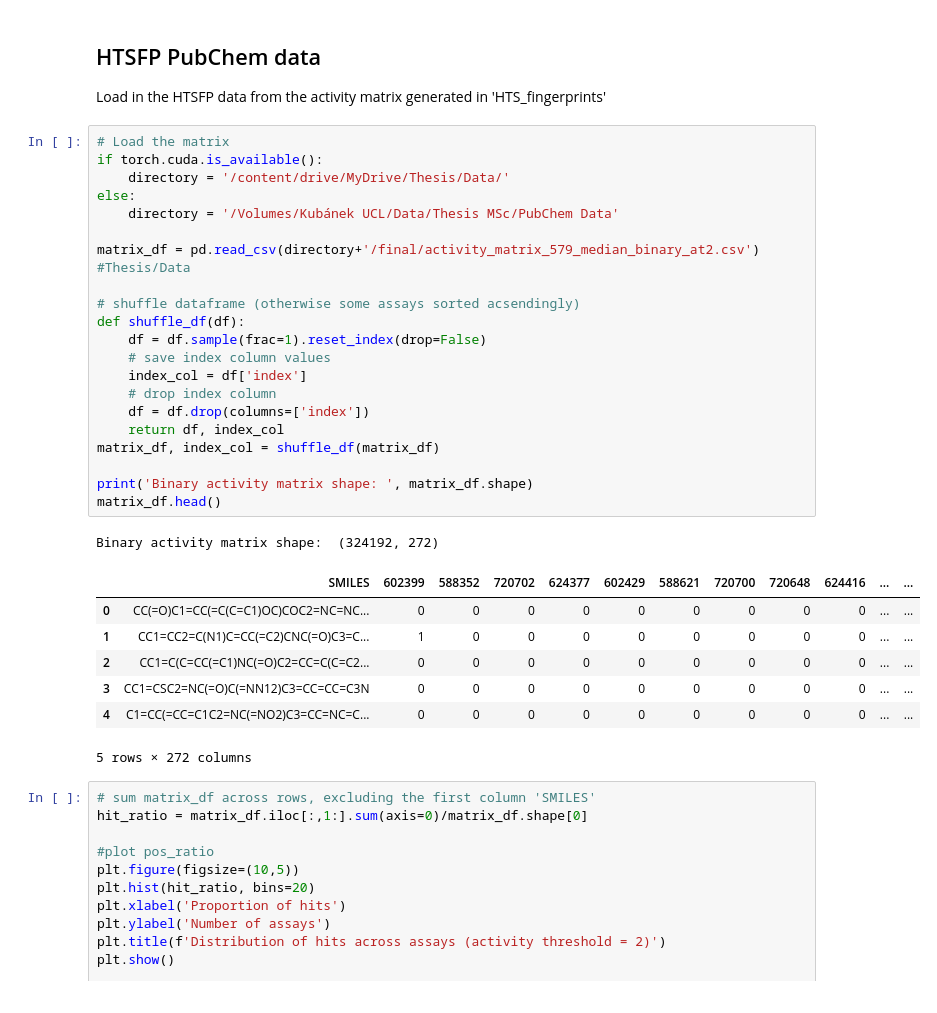
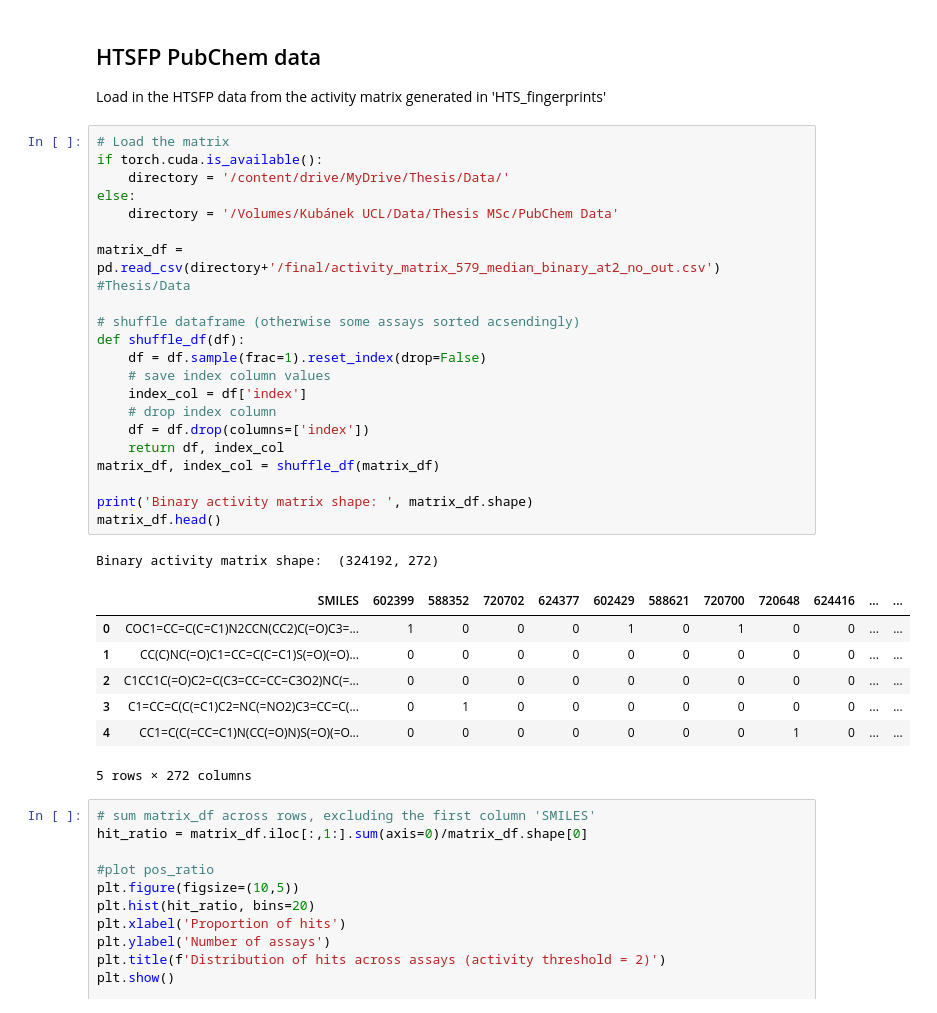
Before and after one commit to davidkubanek/Thesis, a Jupyter notebook: concerto.ipynb, the cells around one changed output. Cells and saved outputs as stored; diff of their text form.

```diff
--- a/concerto.ipynb
+++ b/concerto.ipynb
@@ -254,32 +254,32 @@ Load in the HTSFP data from the activity matrix generated in 'HTS_fingerprints'
 # %%
 # Load the matrix
 if torch.cuda.is_available():
     directory = '/content/drive/MyDrive/Thesis/Data/'
 else:
     directory = '/Volumes/Kubánek UCL/Data/Thesis MSc/PubChem Data'
 
-matrix_df = pd.read_csv(directory+'/final/activity_matrix_579_median_binary_at2.csv') #Thesis/Data
+matrix_df = pd.read_csv(directory+'/final/activity_matrix_579_median_binary_at2_no_out.csv') #Thesis/Data
 
 # shuffle dataframe (otherwise some assays sorted acsendingly)
 def shuffle_df(df):
     df = df.sample(frac=1).reset_index(drop=False)
     # save index column values
     index_col = df['index']
     # drop index column
     df = df.drop(columns=['index'])
     return df, index_col
 matrix_df, index_col = shuffle_df(matrix_df)
 
 print('Binary activity matrix shape: ', matrix_df.shape)
 matrix_df.head()
 # %% [output]
 Binary activity matrix shape:  (324192, 272)
 |  | SMILES | 602399 | 588352 | 720702 | 624377 | 602429 | 588621 | 720700 | 720648 | 624416 | ... | ... |
-| 0 | CC(=O)C1=CC(=C(C=C1)OC)COC2=NC=NC... | 0 | 0 | 0 | 0 | 0 | 0 | 0 | 0 | 0 | ... | ... |
-| 1 | CC1=CC2=C(N1)C=CC(=C2)CNC(=O)C3=C... | 1 | 0 | 0 | 0 | 0 | 0 | 0 | 0 | 0 | ... | ... |
-| 2 | CC1=C(C=CC(=C1)NC(=O)C2=CC=C(C=C2... | 0 | 0 | 0 | 0 | 0 | 0 | 0 | 0 | 0 | ... | ... |
-| 3 | CC1=CSC2=NC(=O)C(=NN12)C3=CC=CC=C3N | 0 | 0 | 0 | 0 | 0 | 0 | 0 | 0 | 0 | ... | ... |
-| 4 | C1=CC(=CC=C1C2=NC(=NO2)C3=CC=NC=C... | 0 | 0 | 0 | 0 | 0 | 0 | 0 | 0 | 0 | ... | ... |
+| 0 | COC1=CC=C(C=C1)N2CCN(CC2)C(=O)C3=... | 1 | 0 | 0 | 0 | 1 | 0 | 1 | 0 | 0 | ... | ... |
+| 1 | CC(C)NC(=O)C1=CC=C(C=C1)S(=O)(=O)... | 0 | 0 | 0 | 0 | 0 | 0 | 0 | 0 | 0 | ... | ... |
+| 2 | C1CC1C(=O)C2=C(C3=CC=CC=C3O2)NC(=... | 0 | 0 | 0 | 0 | 0 | 0 | 0 | 0 | 0 | ... | ... |
+| 3 | C1=CC=C(C(=C1)C2=NC(=NO2)C3=CC=C(... | 0 | 1 | 0 | 0 | 0 | 0 | 0 | 0 | 0 | ... | ... |
+| 4 | CC1=C(C(=CC=C1)N(CC(=O)N)S(=O)(=O... | 0 | 0 | 0 | 0 | 0 | 0 | 0 | 1 | 0 | ... | ... |
 5 rows × 272 columns
 # %%
 # sum matrix_df across rows, excluding the first column 'SMILES'
```
Also changed, not shown: parts of 5 cells of this notebook, 7 other files.
